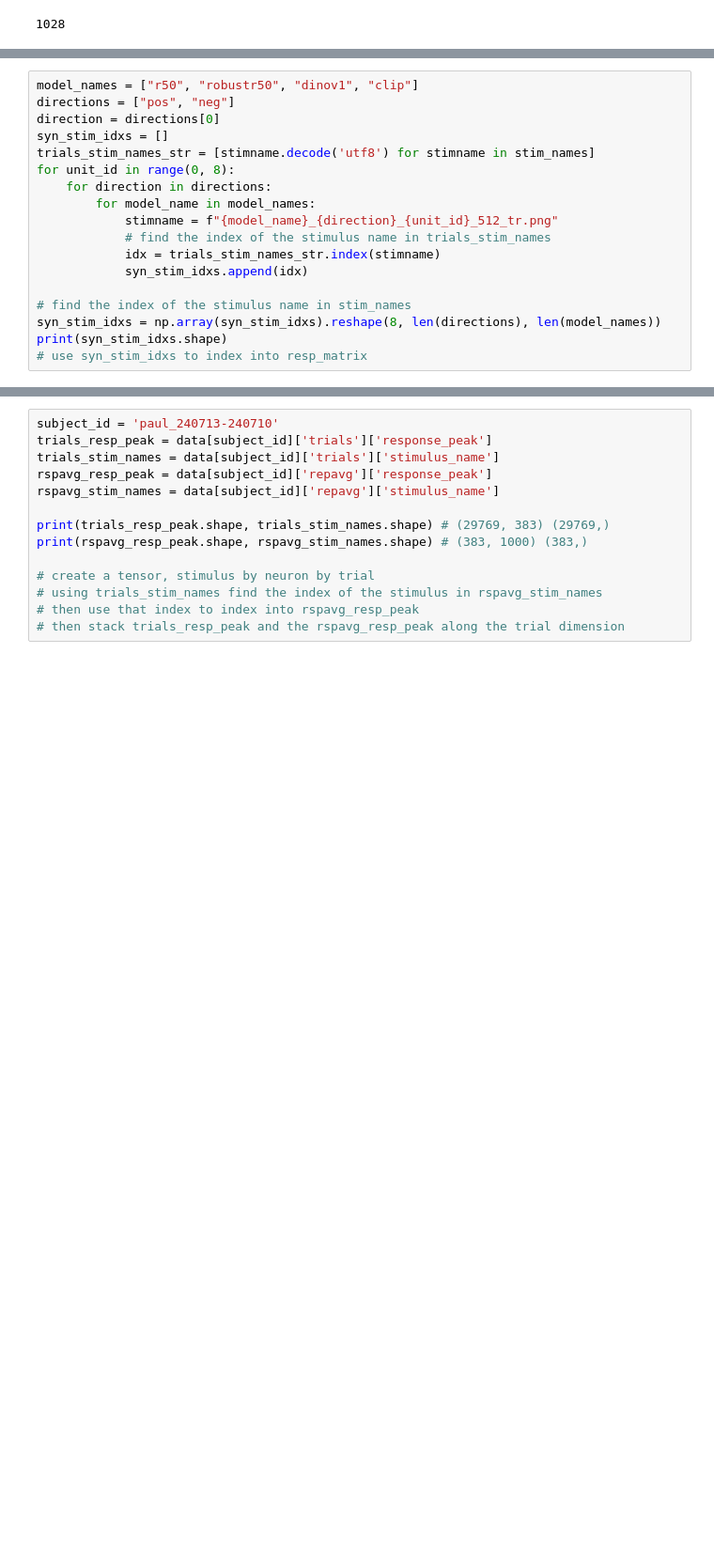
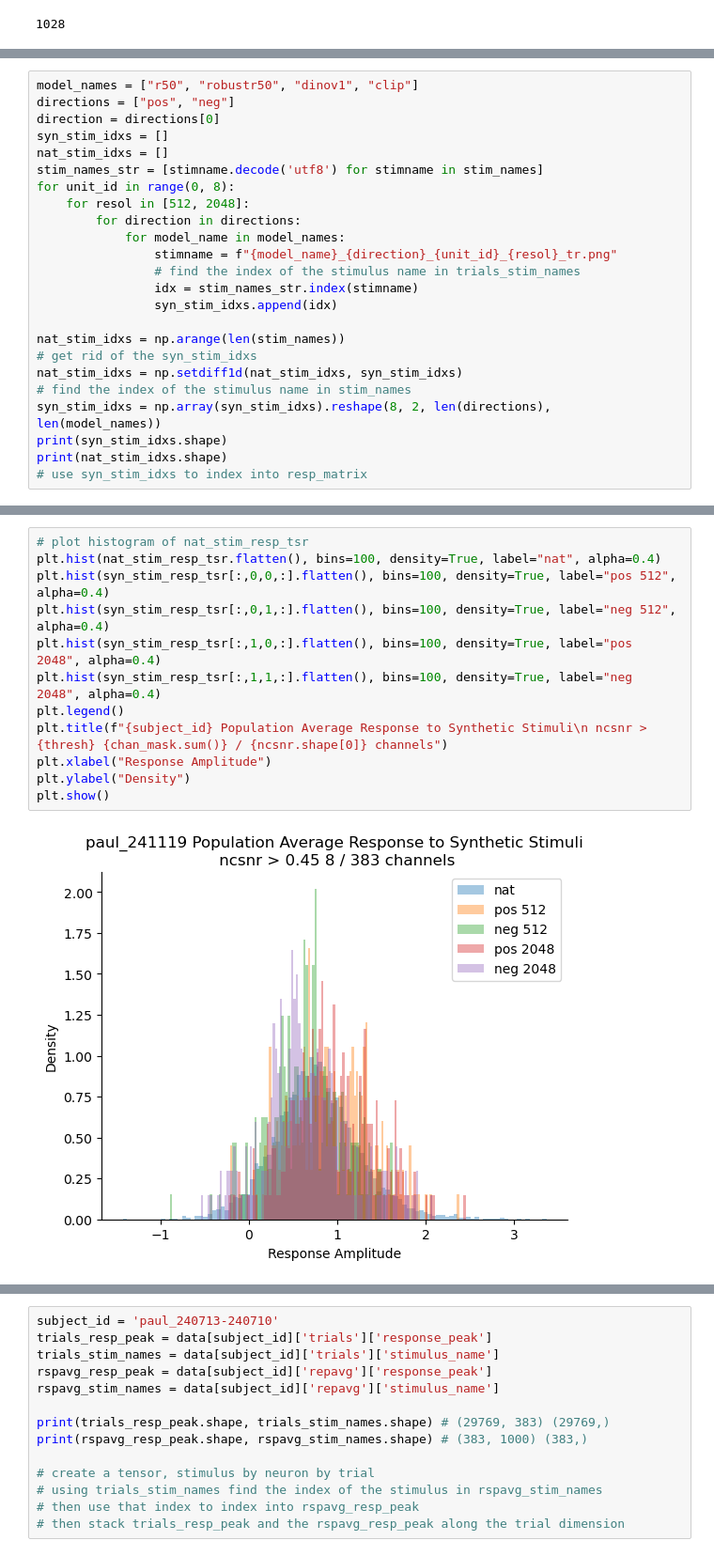
Before and after one commit to Animadversio/Closed-loop-visual-insilico, a Jupyter notebook: notebooks/data_explorer_VVS_day1_241119.ipynb, the cells around one changed output, grey strips where cells are left out. Shown at 94% size. Cells and saved outputs as stored; diff of their text form; blank space fills up the shorter version.

```diff
--- a/notebooks/data_explorer_VVS_day1_241119.ipynb
+++ b/notebooks/data_explorer_VVS_day1_241119.ipynb
@@ -156,17 +99,23 @@ model_names = ["r50", "robustr50", "dinov1", "clip"]
 directions = ["pos", "neg"]
 direction = directions[0]
 syn_stim_idxs = []
-trials_stim_names_str = [stimname.decode('utf8') for stimname in stim_names]
+nat_stim_idxs = []
+stim_names_str = [stimname.decode('utf8') for stimname in stim_names]
 for unit_id in range(0, 8):
-    for direction in directions:
-        for model_name in model_names:
-            stimname = f"{model_name}_{direction}_{unit_id}_512_tr.png"
-            # find the index of the stimulus name in trials_stim_names
-            idx = trials_stim_names_str.index(stimname)
-            syn_stim_idxs.append(idx)
+    for resol in [512, 2048]:
+        for direction in directions:
+            for model_name in model_names:
+                stimname = f"{model_name}_{direction}_{unit_id}_{resol}_tr.png"
+                # find the index of the stimulus name in trials_stim_names
+                idx = stim_names_str.index(stimname)
+                syn_stim_idxs.append(idx)
 
+nat_stim_idxs = np.arange(len(stim_names))
+# get rid of the syn_stim_idxs
+nat_stim_idxs = np.setdiff1d(nat_stim_idxs, syn_stim_idxs)
 # find the index of the stimulus name in stim_names
-syn_stim_idxs = np.array(syn_stim_idxs).reshape(8, len(directions), len(model_names))
+syn_stim_idxs = np.array(syn_stim_idxs).reshape(8, 2, len(directions), len(model_names))
 print(syn_stim_idxs.shape)
+print(nat_stim_idxs.shape)
 # use syn_stim_idxs to index into resp_matrix
 # %% [output]
@@ -194,0 +314,14 @@ plt.show()
+# %%
+# plot histogram of nat_stim_resp_tsr
+plt.hist(nat_stim_resp_tsr.flatten(), bins=100, density=True, label="nat", alpha=0.4)
+plt.hist(syn_stim_resp_tsr[:,0,0,:].flatten(), bins=100, density=True, label="pos 512", alpha=0.4)
+plt.hist(syn_stim_resp_tsr[:,0,1,:].flatten(), bins=100, density=True, label="neg 512", alpha=0.4)
+plt.hist(syn_stim_resp_tsr[:,1,0,:].flatten(), bins=100, density=True, label="pos 2048", alpha=0.4)
+plt.hist(syn_stim_resp_tsr[:,1,1,:].flatten(), bins=100, density=True, label="neg 2048", alpha=0.4)
+plt.legend()
+plt.title(f"{subject_id} Population Average Response to Synthetic Stimuli\n ncsnr > {thresh} {chan_mask.sum()} / {ncsnr.shape[0]} channels")
+plt.xlabel("Response Amplitude")
+plt.ylabel("Density")
+plt.show()
+# %% [output]
+[figure, added]
```
Also changed, not shown: parts of 8 cells of this notebook, 4 other files.
